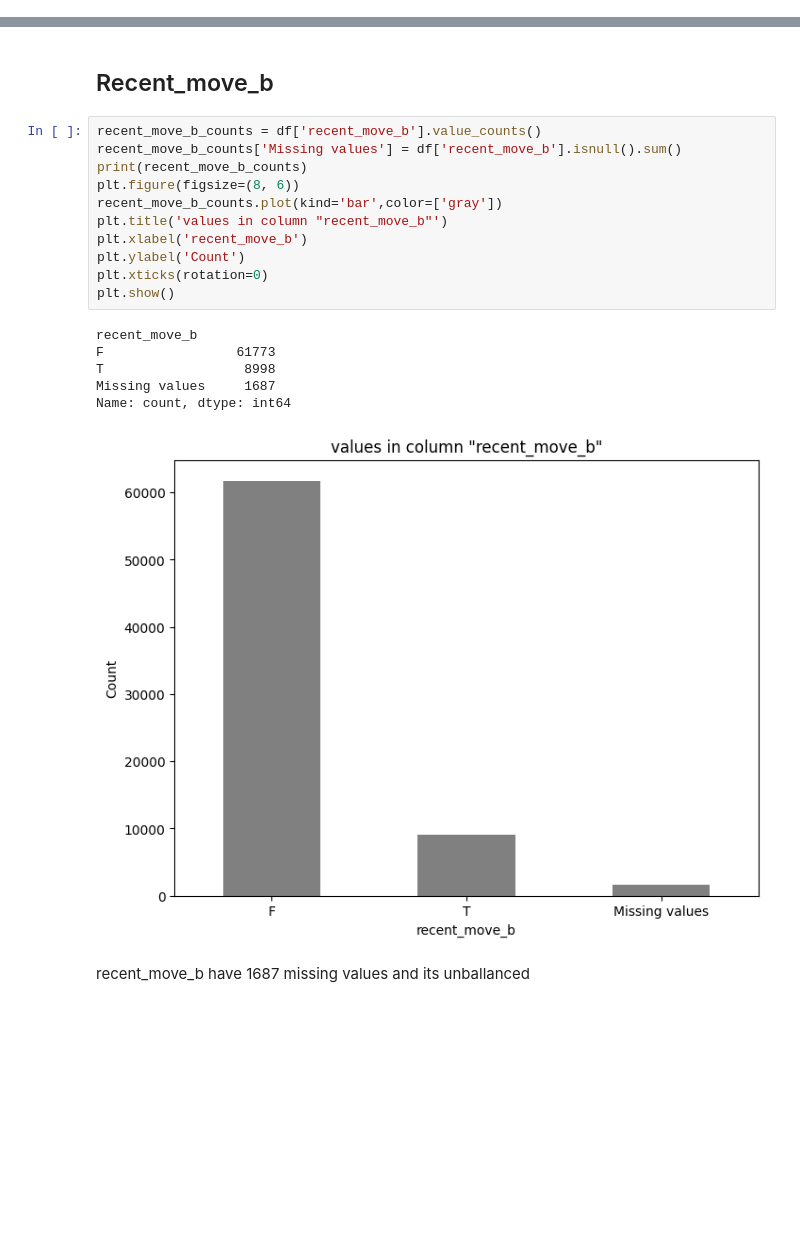
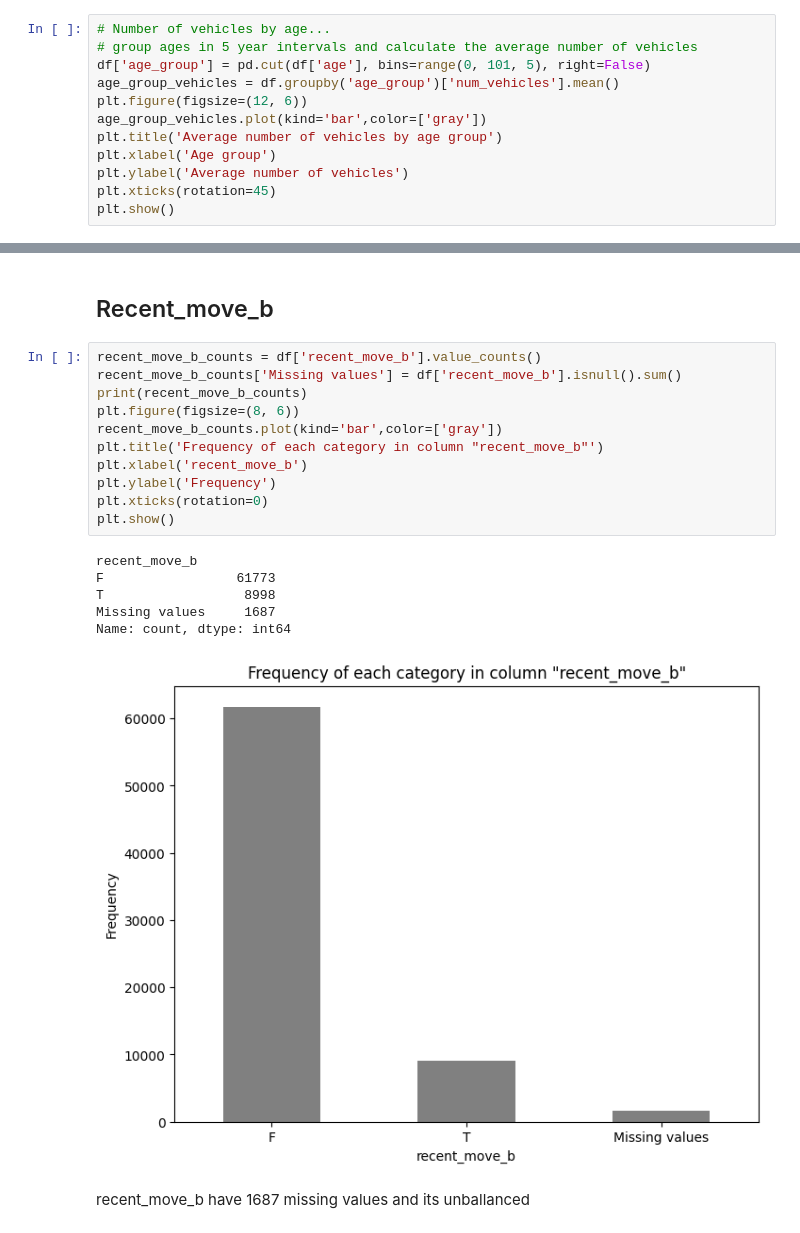
Before and after one commit to Adriano-7/feup-icd-project, a Jupyter notebook: src/main.ipynb, the cells around one changed output, grey strips where cells are left out. Saved outputs shown, nothing was run; the diff lists cells and outputs as text; blank space fills up the shorter version.

```diff
--- a/src/main.ipynb
+++ b/src/main.ipynb
@@ -323,3 +351,15 @@ Name: count, dtype: int64
 [figure]
 # %% [markdown]
 num_vehicles, has 1686 missing values
+# %%
+# Number of vehicles by age...
+# group ages in 5 year intervals and calculate the average number of vehicles
+df['age_group'] = pd.cut(df['age'], bins=range(0, 101, 5), right=False)
+age_group_vehicles = df.groupby('age_group')['num_vehicles'].mean()
+plt.figure(figsize=(12, 6))
+age_group_vehicles.plot(kind='bar',color=['gray'])
+plt.title('Average number of vehicles by age group')
+plt.xlabel('Age group')
+plt.ylabel('Average number of vehicles')
+plt.xticks(rotation=45)
+plt.show()
@@ -395,20 +531,20 @@ Rooms, have a ballanced distribution without any missing value
 # %%
 recent_move_b_counts = df['recent_move_b'].value_counts()
 recent_move_b_counts['Missing values'] = df['recent_move_b'].isnull().sum()
 print(recent_move_b_counts)
 plt.figure(figsize=(8, 6))
 recent_move_b_counts.plot(kind='bar',color=['gray'])
-plt.title('values in column "recent_move_b"')
+plt.title('Frequency of each category in column "recent_move_b"')
 plt.xlabel('recent_move_b')
-plt.ylabel('Count')
+plt.ylabel('Frequency')
 plt.xticks(rotation=0)
 plt.show()
 # %% [output]
 recent_move_b
 F                 61773
 T                  8998
 Missing values     1687
 Name: count, dtype: int64
-[figure, old version]
+[figure, new version]
 # %% [markdown]
 recent_move_b have 1687 missing values and its unballanced
```
Also changed, not shown: parts of 34 cells of this notebook, 1 other file.
